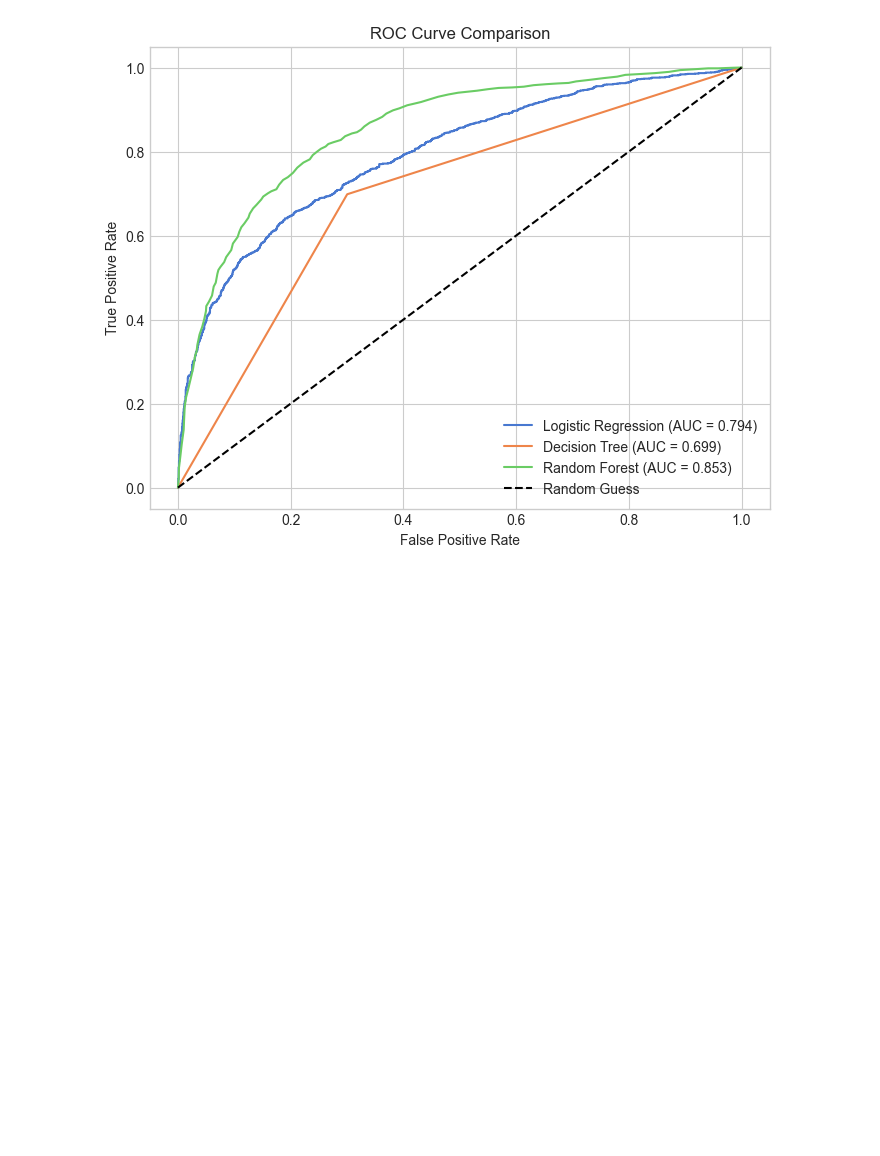
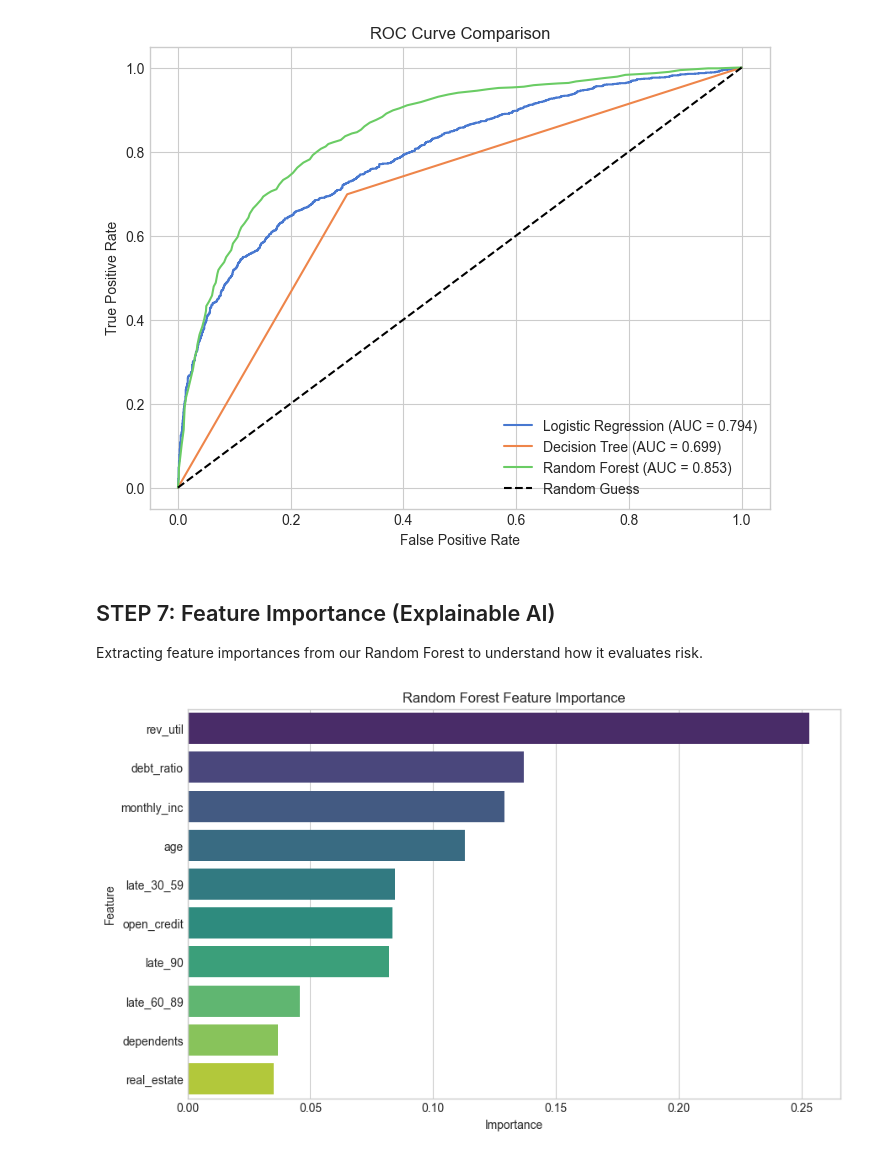
Before and after one commit to Divyapahuja31/AI-ML-Project, a Jupyter notebook: notebooks/eda.ipynb, the cells around one changed output. Cells and saved outputs as stored; diff of their text form; code cells hidden in the pictures; blank space fills up the shorter version.

Commit message:
feat(eda): Add Explainable AI Feature Importance extraction

```diff
--- a/notebooks/eda.ipynb
+++ b/notebooks/eda.ipynb
@@ -257,3 +257,21 @@ plt.legend(loc='lower right')
 plt.show()
 # %% [output]
 [figure]
+# %% [markdown]
+## STEP 7: Feature Importance (Explainable AI)
+Extracting feature importances from our Random Forest to understand how it evaluates risk.
+# %%
+rf_model = trained_models['Random Forest']
+importances = rf_model.feature_importances_
+
+feat_imp_df = pd.DataFrame({
+    'Feature': X.columns,
+    'Importance': importances
+}).sort_values('Importance', ascending=False)
+
+plt.figure(figsize=(10, 6))
+sns.barplot(x='Importance', y='Feature', data=feat_imp_df, palette='viridis')
+plt.title('Random Forest Feature Importance')
+plt.show()
+# %% [output]
+[figure, added]
```
Also changed, not shown: parts of 1 cell of this notebook.
